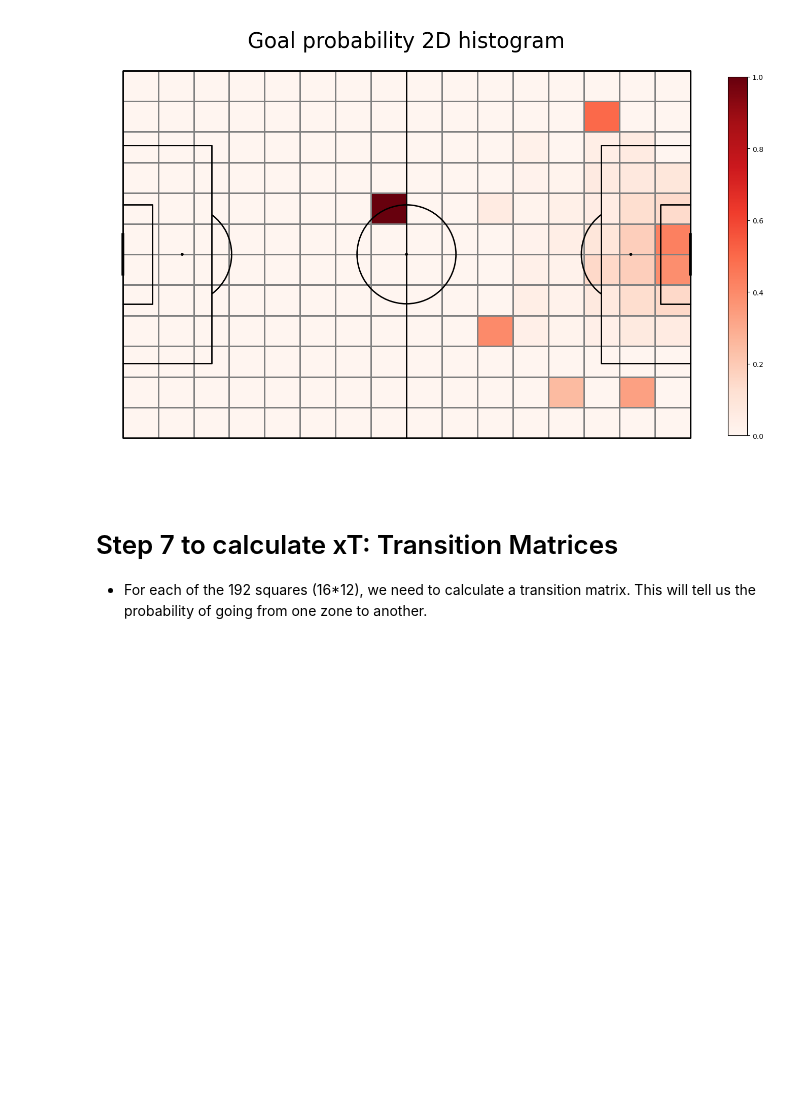
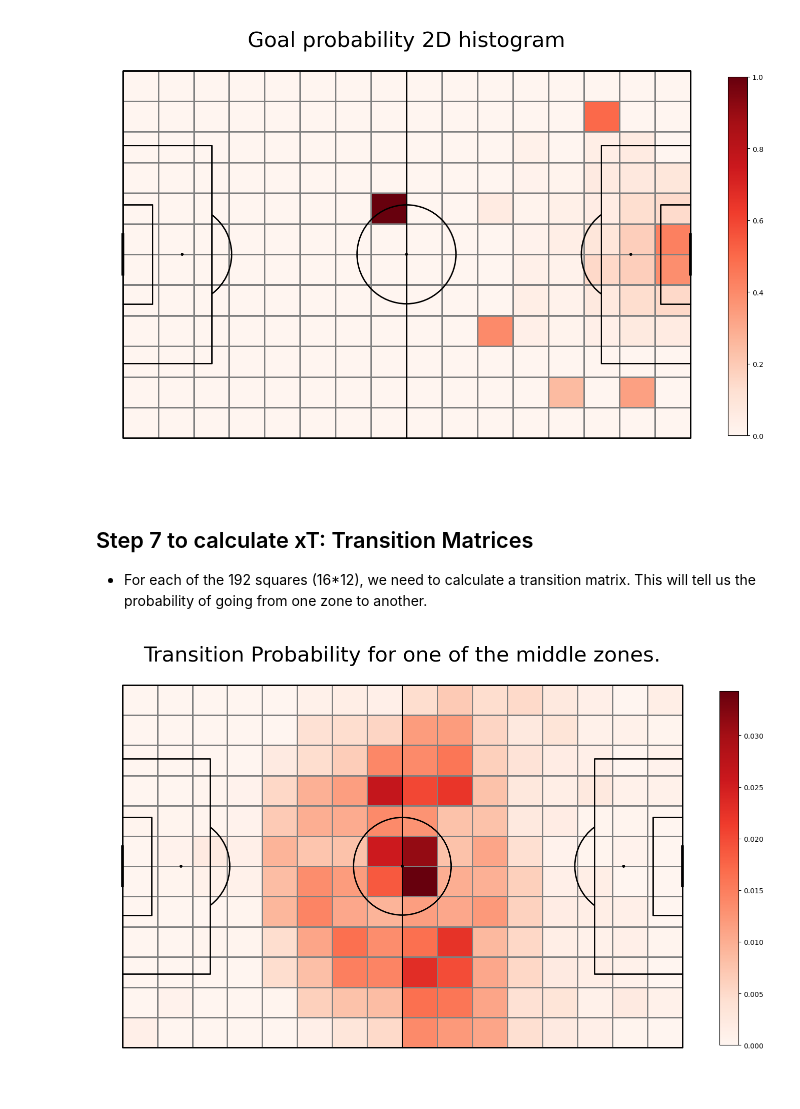
Before and after one commit to jimmybunter01/Soccermatics, a Jupyter notebook: Notebooks/4_Valuing_Actions/position_based_expected_threat.ipynb, the cells around one changed output. Cells and saved outputs as stored; diff of their text form; code cells hidden in the pictures; blank space fills up the shorter version.

Commit message:
xT based on position is being calculated. Now on to the challenges!

```diff
--- a/Notebooks/4_Valuing_Actions/position_based_expected_threat.ipynb
+++ b/Notebooks/4_Valuing_Actions/position_based_expected_threat.ipynb
@@ -155,7 +157,7 @@ plt.show();
 # %% [output]
 [figure]
 # %% [markdown]
-# Step 7 to calculate xT: Transition Matrices
+## Step 7 to calculate xT: Transition Matrices
 - For each of the 192 squares (16*12), we need to calculate a transition matrix. This will tell us the probability of going from one zone to another.
 # %%
 move_df["start_sector"] = move_df.apply(lambda row: tuple([i[0] for i in binned_statistic_2d(np.ravel(row["x"]), np.ravel(row["y"]),
@@ -167,3 +169,34 @@ move_df["end_sector"] = move_df.apply(lambda row: tuple([i[0] for i in binned_st
                                                                values = "None", statistic="count",
                                                                bins=(16, 12), range=[[0, 105], [0, 68]],
                                                                expand_binnumbers=True)[3]]), axis = 1)
+# %%
+df_count_starts = move_df.groupby(["start_sector"])["eventId"].count().reset_index()
+df_count_starts.rename(columns={"eventId":"count_starts"}, inplace=True)
+# %%
+transition_matrices = []
+for i, row in df_count_starts.iterrows():
+    start_sector = row["start_sector"]
+    count_starts = row["count_starts"]
+
+    this_sector = move_df.loc[move_df["start_sector"] == start_sector]
+    df_count_ends = this_sector.groupby(["end_sector"])["eventId"].count().reset_index()
+    df_count_ends.rename(columns = {"eventId":"count_ends"}, inplace=True)
+    T_matrix = np.zeros((12,16))
+
+    for j, row2 in df_count_ends.iterrows():
+        end_sector = row2["end_sector"]
+        value = row2["count_ends"]
+        T_matrix[end_sector[1] - 1][end_sector[0] - 1] = value
+
+    T_matrix = T_matrix / count_starts
+    transition_matrices.append(T_matrix)
+# %%
+fig, ax = pitch.grid(grid_height=0.9, title_height=0.06, axis=False, endnote_height=0.04, title_space=0, endnote_space=0)
+goal["statistic"] = transition_matrices[90]
+pcm = pitch.heatmap(goal, cmap="Reds", edgecolor="Grey", ax=ax["pitch"])
+ax_cbar = fig.add_axes((1, 0.093, 0.03, 0.786))
+cbar = plt.colorbar(pcm, cax=ax_cbar)
+fig.suptitle("Transition Probability for one of the middle zones.", fontsize=30)
+plt.show();
+# %% [output]
+[figure, added]
```
Also changed, not shown: parts of 19 cells of this notebook, 1 other file.
